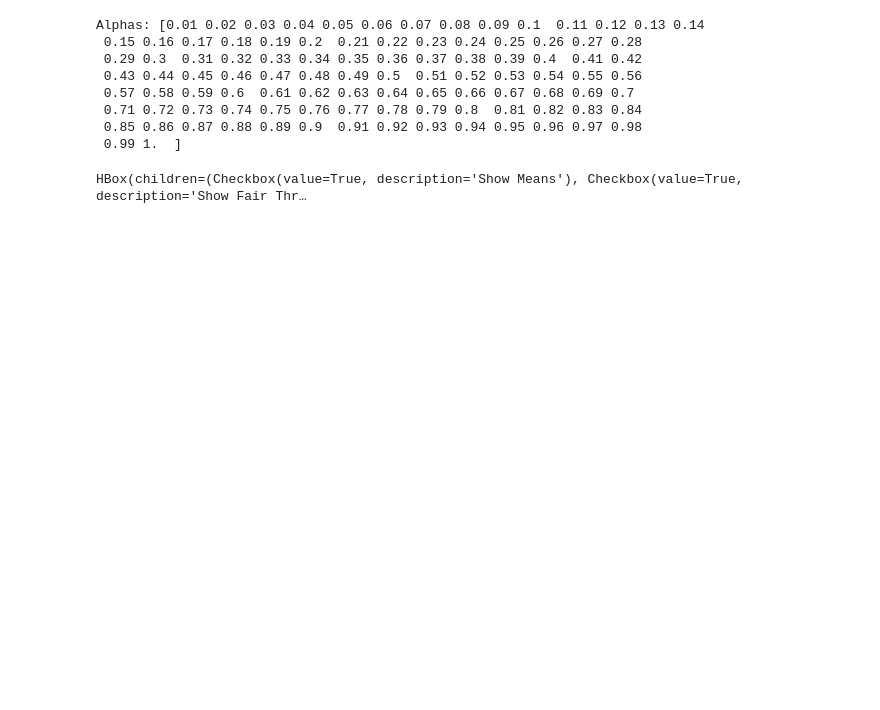
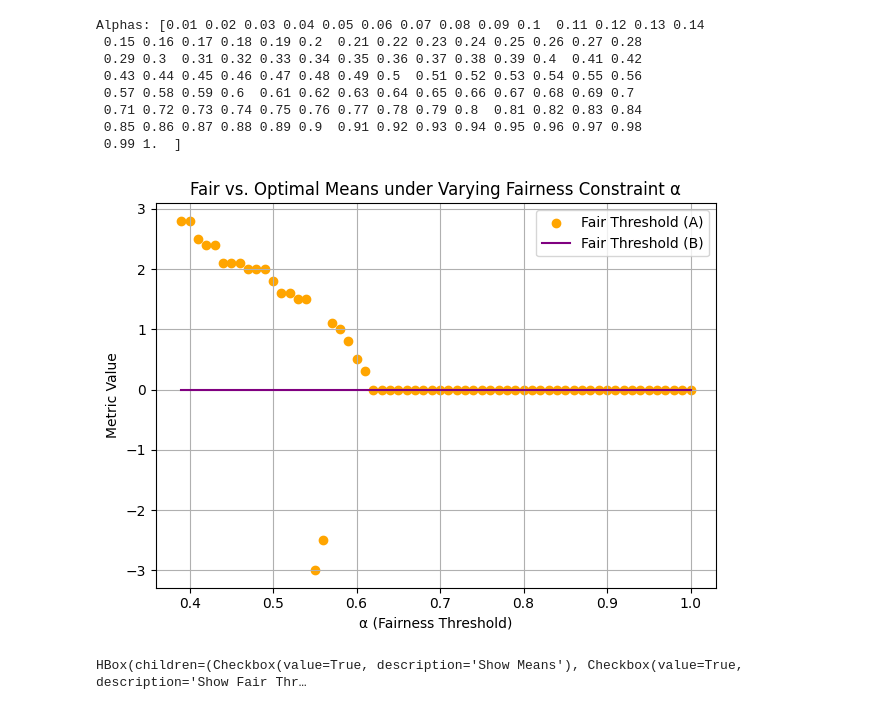
Before and after one commit to joeljins/RoAR, a Jupyter notebook: fairness/fair_thresholding_alt.ipynb, the cells around one changed output. Saved outputs shown, nothing was run; the diff lists cells and outputs as text; code cells hidden in the pictures; blank space fills up the shorter version.

```diff
--- a/fairness/fair_thresholding_alt.ipynb
+++ b/fairness/fair_thresholding_alt.ipynb
@@ -68,6 +68,18 @@ for alpha in tqdm(alphas):
         y_thresh_A.append(thresh_A)
         y_thresh_B.append(thresh_B)
         y_util.append(max_util)
+# %%
+plt.scatter(x_alphas, y_thresh_A, label="Fair Threshold (A)", color='orange')
+plt.plot(x_alphas, y_thresh_B, label="Fair Threshold (B)", color='purple')
+plt.title("Fair vs. Optimal Means under Varying Fairness Constraint α")
+plt.xlabel("α (Fairness Threshold)")
+plt.ylabel("Metric Value")
+plt.legend()
+plt.grid(True)
+plt.tight_layout()
+plt.show()
+# %% [output]
+[figure, added]
 # %%
 def plot_fairness(show_means=True, show_fair_thresholds=True, show_opt_thresholds=True, show_utility=True):
     plt.figure(figsize=(10, 6))
```
